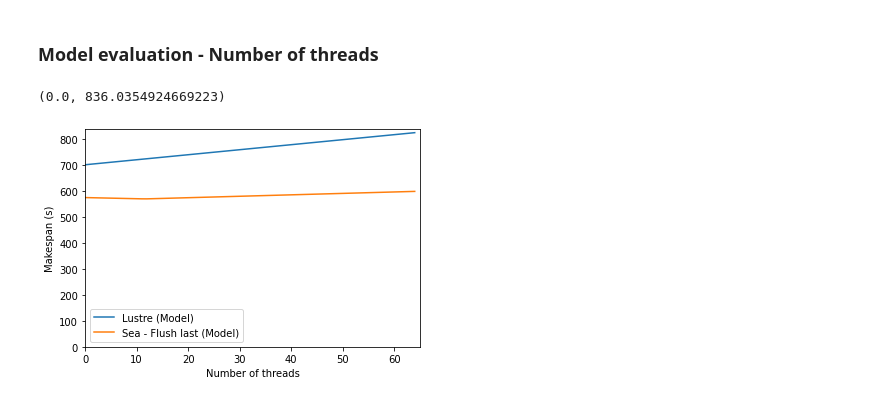
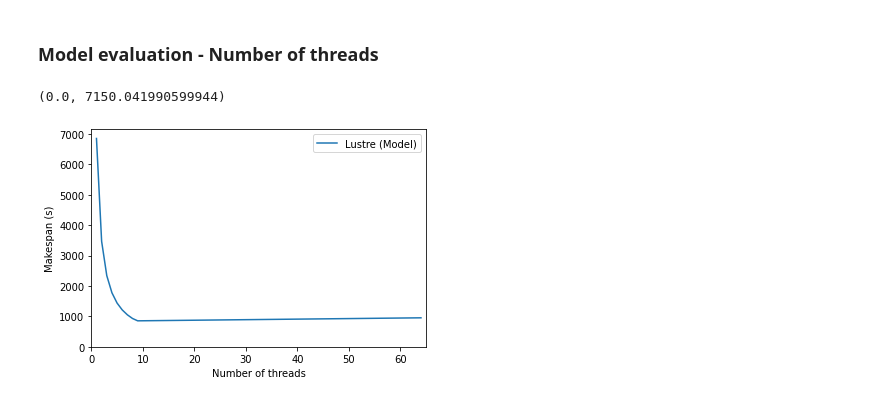
Before and after one commit to big-data-lab-team/Sea, a Jupyter notebook: experiments/incrementation/notebook/performance_model.ipynb, the cells around one changed output. Cells and saved outputs as stored; diff of their text form; code cells hidden in the pictures.

```diff
--- a/experiments/incrementation/notebook/performance_model.ipynb
+++ b/experiments/incrementation/notebook/performance_model.ipynb
@@ -493,26 +699,27 @@ plt.ylim(0)
 # %%
 import pandas as pd
 import seaborn as sns
 import matplotlib.pyplot as plt
 
 nodes = 5
 bw = 4*8
 d = 6
 i = 5
 f = 1000
-threads = range(0, 65)
+threads = range(1, 65)
 
-lustre = [lpc_mksp(f, i, b, nodes, file_size, a_mem, t, f*file_size, mem_r, dirty_ratio, mem_w) for t in threads]
-sea = [spc_mksp(f, i, b, nodes, file_size, t, d, dirty_ratio, a_mem, f*file_size, mem_r, mem_w) for t in threads]
+#lustre = [lpc_mksp(f, i, b, nodes, file_size, a_mem, t, f*file_size, mem_r, dirty_ratio, mem_w) for t in threads]
+#sea = [spc_mksp(f, i, b, nodes, file_size, t, d, dirty_ratio, a_mem, f*file_size, mem_r, mem_w) for t in threads]
+lustre = [M_lpc(D_in, N_c, N_d, I, C, A, F, t, O, B_n, B_lr, B_lw, B_mr, B_mw) for t in threads]
 
 
 sns.lineplot(x=threads, y=lustre, label="Lustre (Model)")
-sns.lineplot(x=threads, y=sea, label="Sea - Flush last (Model)")
+#sns.lineplot(x=threads, y=sea, label="Sea - Flush last (Model)")
 #sns.scatterplot(data=df, x="disks", y="runtime", label="Sea- Flush last (Real)", color="orange")
 plt.xlabel("Number of threads")
 plt.ylabel("Makespan (s)")
 plt.xlim(0,65)
 plt.ylim(0)
 # %% [output]
-(0.0, 836.0354924669223)
+(0.0, 7150.041990599944)
-[figure, old version]
+[figure, new version]
```
Also changed, not shown: parts of 33 cells of this notebook, 3 other files.
